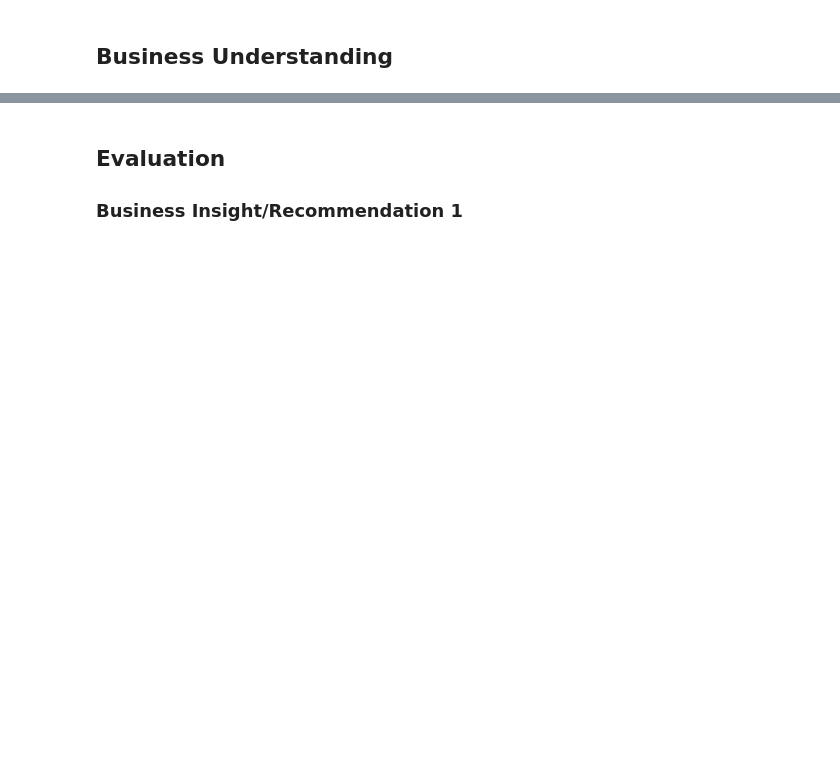
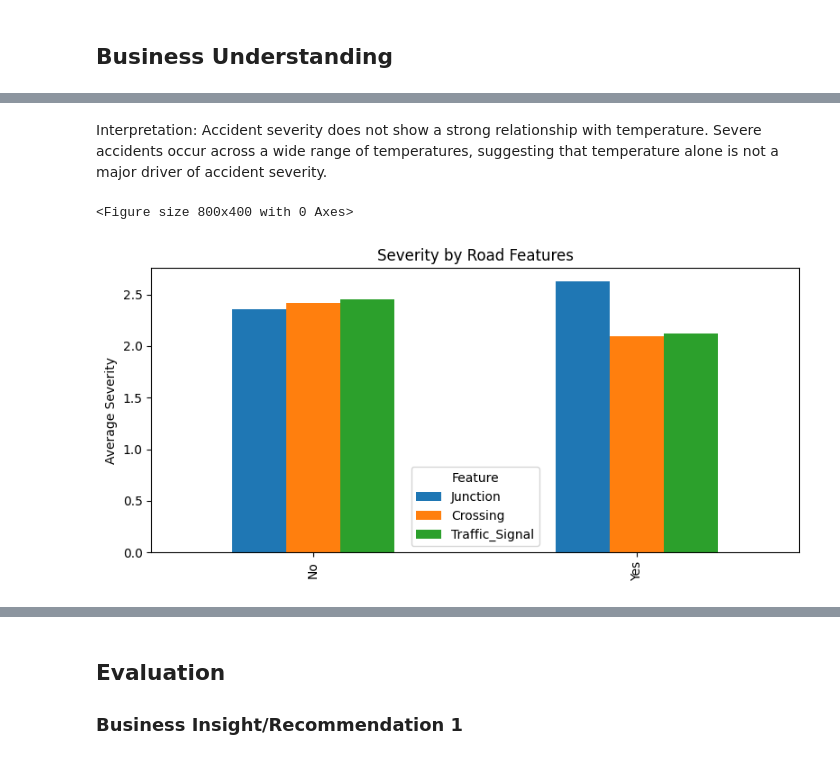
Before and after one commit to ylstha1234/us-traffic-accidents-analysis, a Jupyter notebook: DS_Capstone_Notebook.ipynb, the cells around one changed output, grey strips where cells are left out. Drawn from its saved outputs; the diff is of its cells as text; code cells hidden in the pictures; blank space fills up the shorter version.

```diff
--- a/DS_Capstone_Notebook.ipynb
+++ b/DS_Capstone_Notebook.ipynb
@@ -25,0 +474,21 @@ Text here
+# %% [markdown]
+Interpretation: Accident severity does not show a strong relationship with temperature. Severe accidents occur across a wide range of temperatures, suggesting that temperature alone is not a major driver of accident severity.
+# %%
+# Severity Across Road Features
+plt.figure(figsize=(8,4))
+
+severity_by_feature = {
+    col: df.groupby(col)['Severity'].mean() for col in ['Junction','Crossing','Traffic_Signal']
+}
+
+pd.DataFrame(severity_by_feature).plot(kind='bar', figsize=(8,4))
+
+plt.title("Severity by Road Features")
+plt.ylabel("Average Severity")
+plt.xticks([0,1], ['No','Yes'])
+plt.legend(title="Feature")
+plt.tight_layout()
+plt.show()
+# %% [output]
+<Figure size 800x400 with 0 Axes>
+[figure, added]
```
Also changed, not shown: parts of 95 cells of this notebook.
